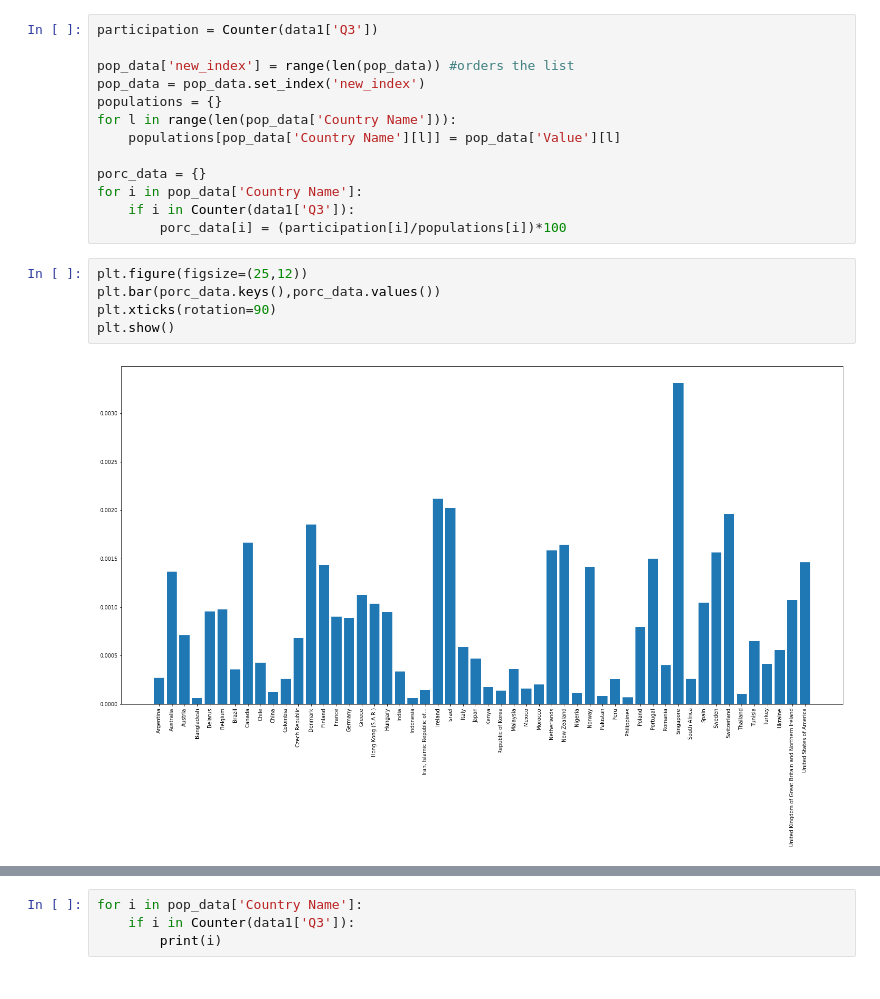
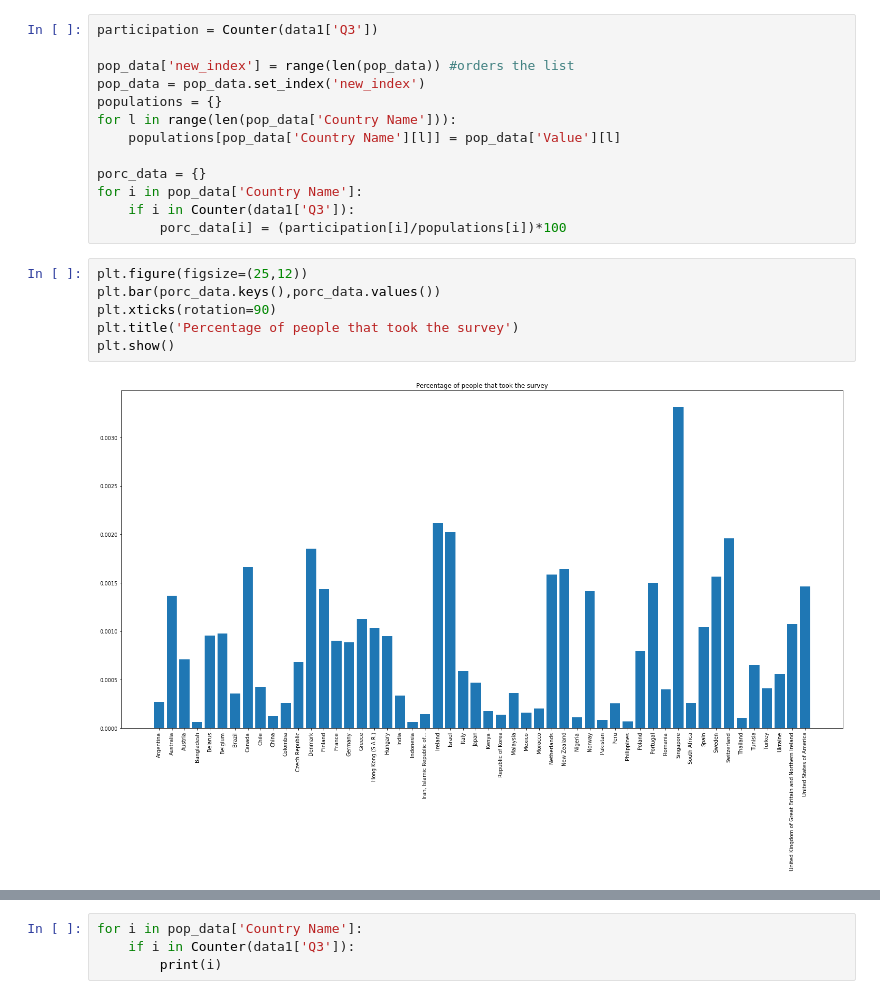
Before and after one commit to mariohenao/MarioHenao_Final, a Jupyter notebook: final.ipynb, the cells around one changed output, grey strips where cells are left out. Cells and saved outputs as stored; diff of their text form.

```diff
--- a/final.ipynb
+++ b/final.ipynb
@@ -37,10 +37,11 @@ for i in pop_data['Country Name']:
 # %%
 plt.figure(figsize=(25,12))
 plt.bar(porc_data.keys(),porc_data.values())
 plt.xticks(rotation=90)
+plt.title('Percentage of people that took the survey')
 plt.show()
 # %% [output]
-[figure, old version]
+[figure, new version]
 # %%
 plt.figure(figsize=(25,12))
 for i in Counter(data1["Q3"]):
```
Also changed, not shown: parts of 1 cell of this notebook.
